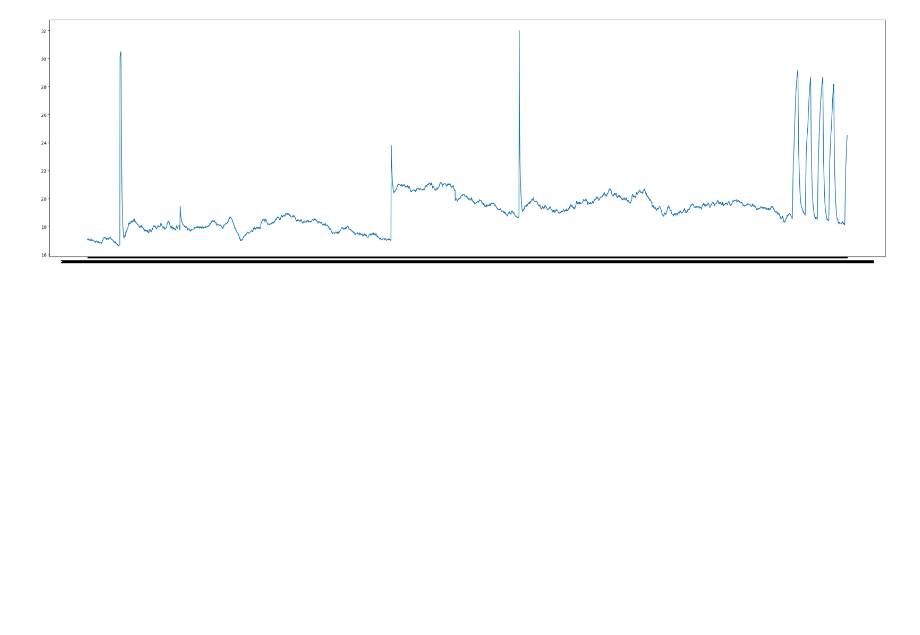
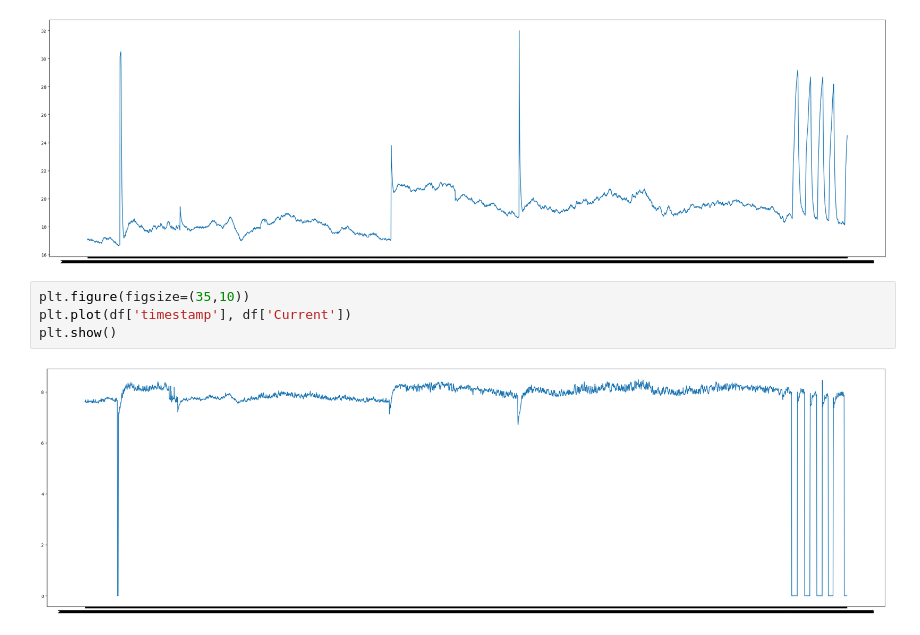
Before and after one commit to AkilaIsuri/AirConditioner-AnomalyDetection, a Jupyter notebook: EDA.ipynb, the cells around one changed output. Drawn from its saved outputs; the diff is of its cells as text; blank space fills up the shorter version.

```diff
--- a/EDA.ipynb
+++ b/EDA.ipynb
@@ -318,3 +318,9 @@ plt.plot(df['timestamp'], df['Liquid Temperature'])
 plt.show()
 # %% [output]
 [figure]
+# %%
+plt.figure(figsize=(35,10))
+plt.plot(df['timestamp'], df['Current'])
+plt.show()
+# %% [output]
+[figure, added]
```
Also changed, not shown: parts of 14 cells of this notebook, 1 other file.
